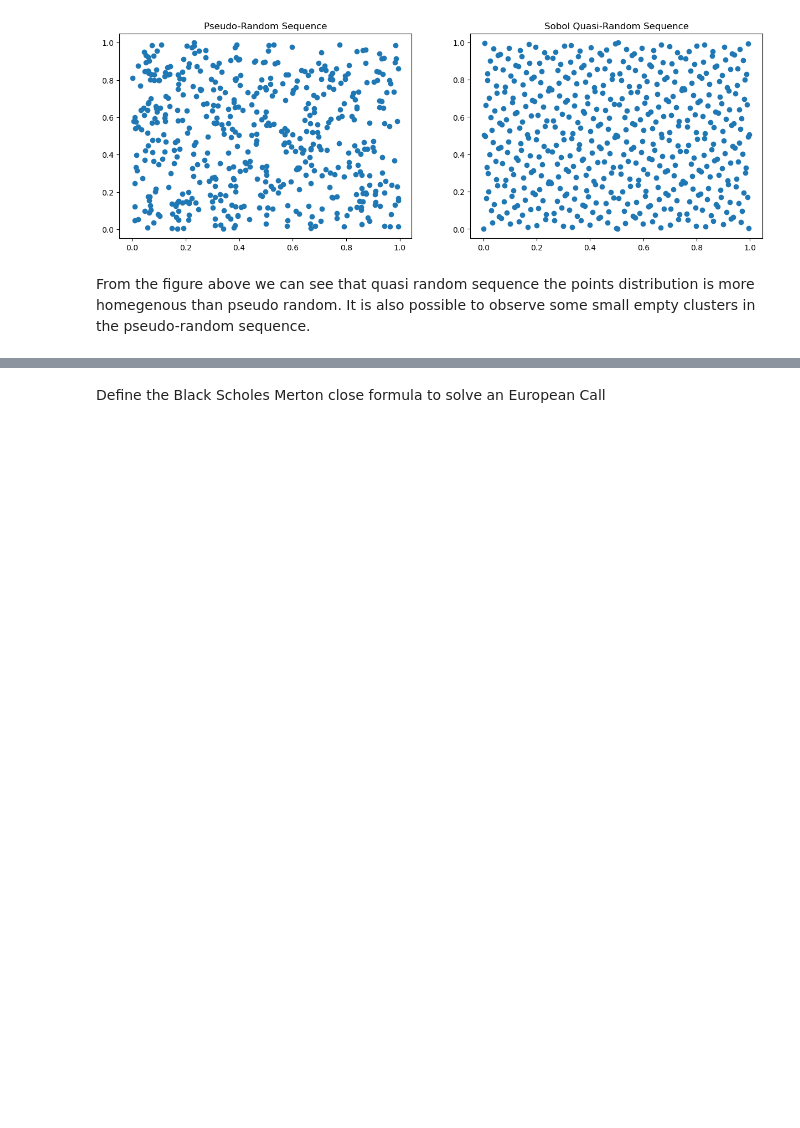
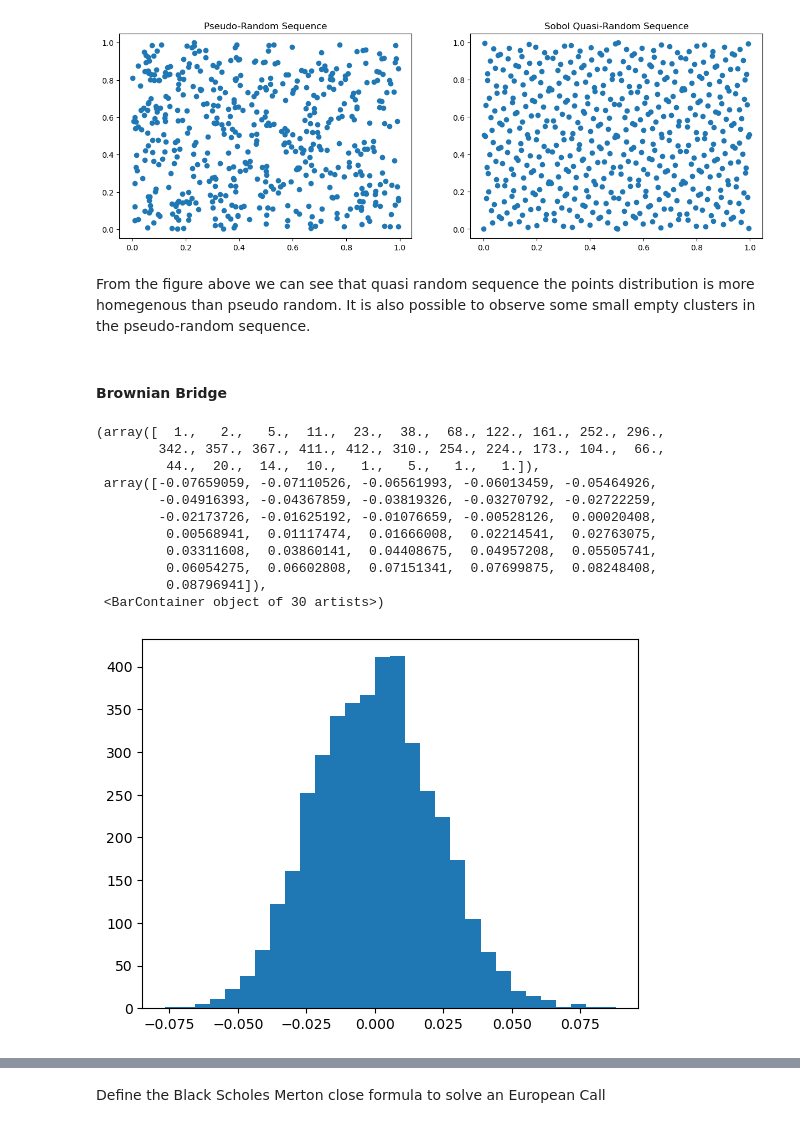
Before and after one commit to fbristotti/cqf, a Jupyter notebook: final/final.ipynb, the cells around one changed output, grey strips where cells are left out. Cells and saved outputs as stored; diff of their text form; code cells hidden in the pictures; blank space fills up the shorter version.

Commit message:
brownian bridge

```diff
--- a/final/final.ipynb
+++ b/final/final.ipynb
@@ -253,3 +253,40 @@ ax2.scatter(x=sample_sequence[:,0], y=sample_sequence[:,1])
 [figure]
 # %% [markdown]
 From the figure above we can see that quasi random sequence the points distribution is more homegenous than pseudo random. It is also possible to observe some small empty clusters in the pseudo-random sequence.
+# %% [markdown]
+#### Brownian Bridge
+# %%
+def brownian_bridge(T, K, B):
+    N = 2**K
+    Z = B[N-1] #np.random.normal()
+    W = np.zeros(N+1)
+    W[N] = Z * np.sqrt(T)
+    h = N
+    dt = T / N
+    for k in range(1, K+1):
+        h = h / 2
+        for j in range(1, 2**(k-1)+1):
+            a = int(2*(j-1)*h)
+            b = int((2*j-1)*h)
+            c = int(2*j*h)
+            Z = B[b-1]
+            W[b] = 0.5*(W[a] + W[c]) + Z * np.sqrt(h*dt)
+    return W
+
+K = 12
+W = brownian_bridge(1., K, np.random.randn(2**K))
+delta_W = W[2:] - W[1:-1]
+plt.hist(delta_W, bins=30)
+# %% [output]
+(array([  1.,   2.,   5.,  11.,  23.,  38.,  68., 122., 161., 252., 296.,
+        342., 357., 367., 411., 412., 310., 254., 224., 173., 104.,  66.,
+         44.,  20.,  14.,  10.,   1.,   5.,   1.,   1.]),
+ array([-0.07659059, -0.07110526, -0.06561993, -0.06013459, -0.05464926,
+        -0.04916393, -0.04367859, -0.03819326, -0.03270792, -0.02722259,
+        -0.02173726, -0.01625192, -0.01076659, -0.00528126,  0.00020408,
+         0.00568941,  0.01117474,  0.01666008,  0.02214541,  0.02763075,
+         0.03311608,  0.03860141,  0.04408675,  0.04957208,  0.05505741,
+         0.06054275,  0.06602808,  0.07151341,  0.07699875,  0.08248408,
+         0.08796941]),
+ <BarContainer object of 30 artists>)
+[figure, added]
```
Also changed, not shown: parts of 11 cells of this notebook.
